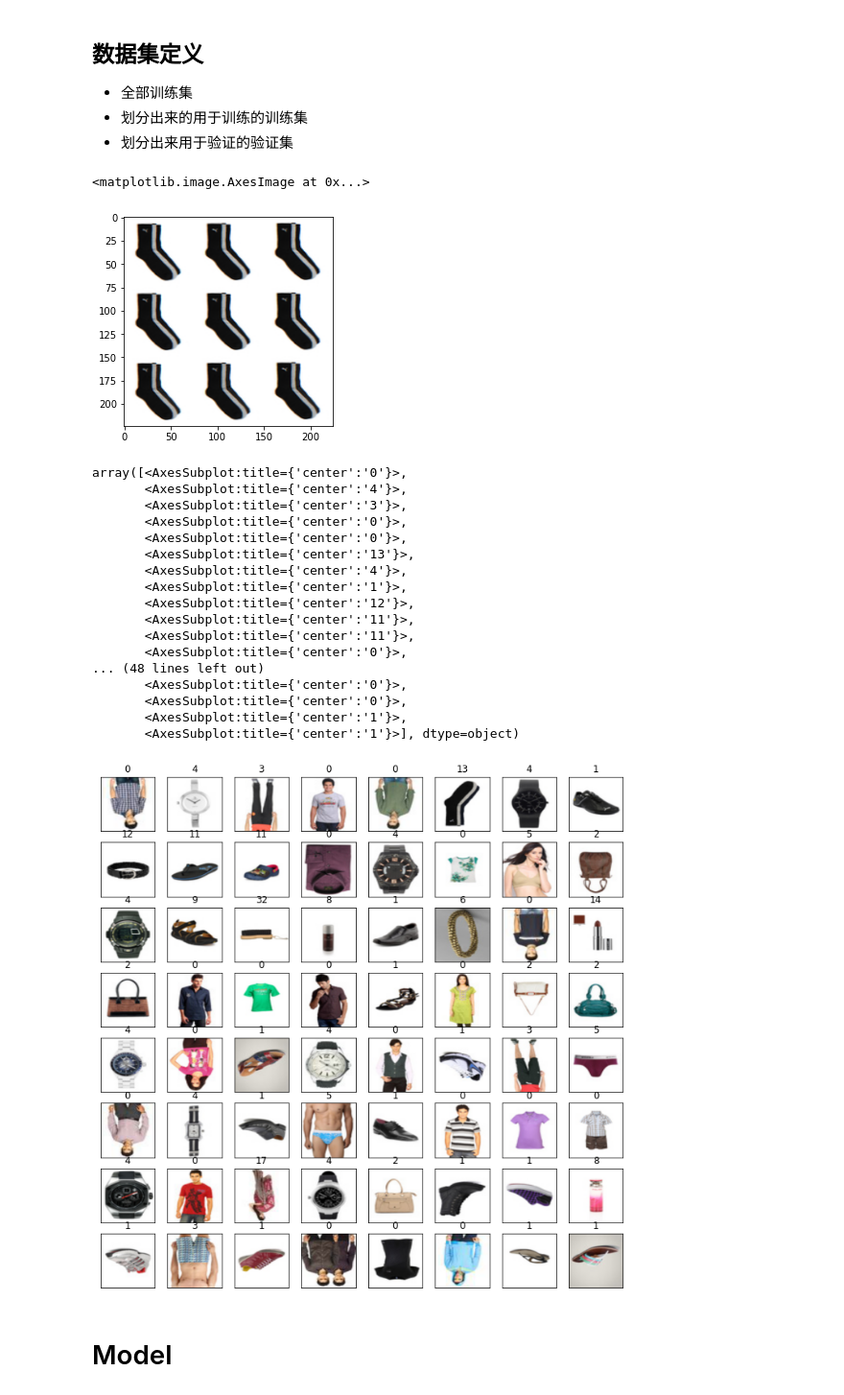
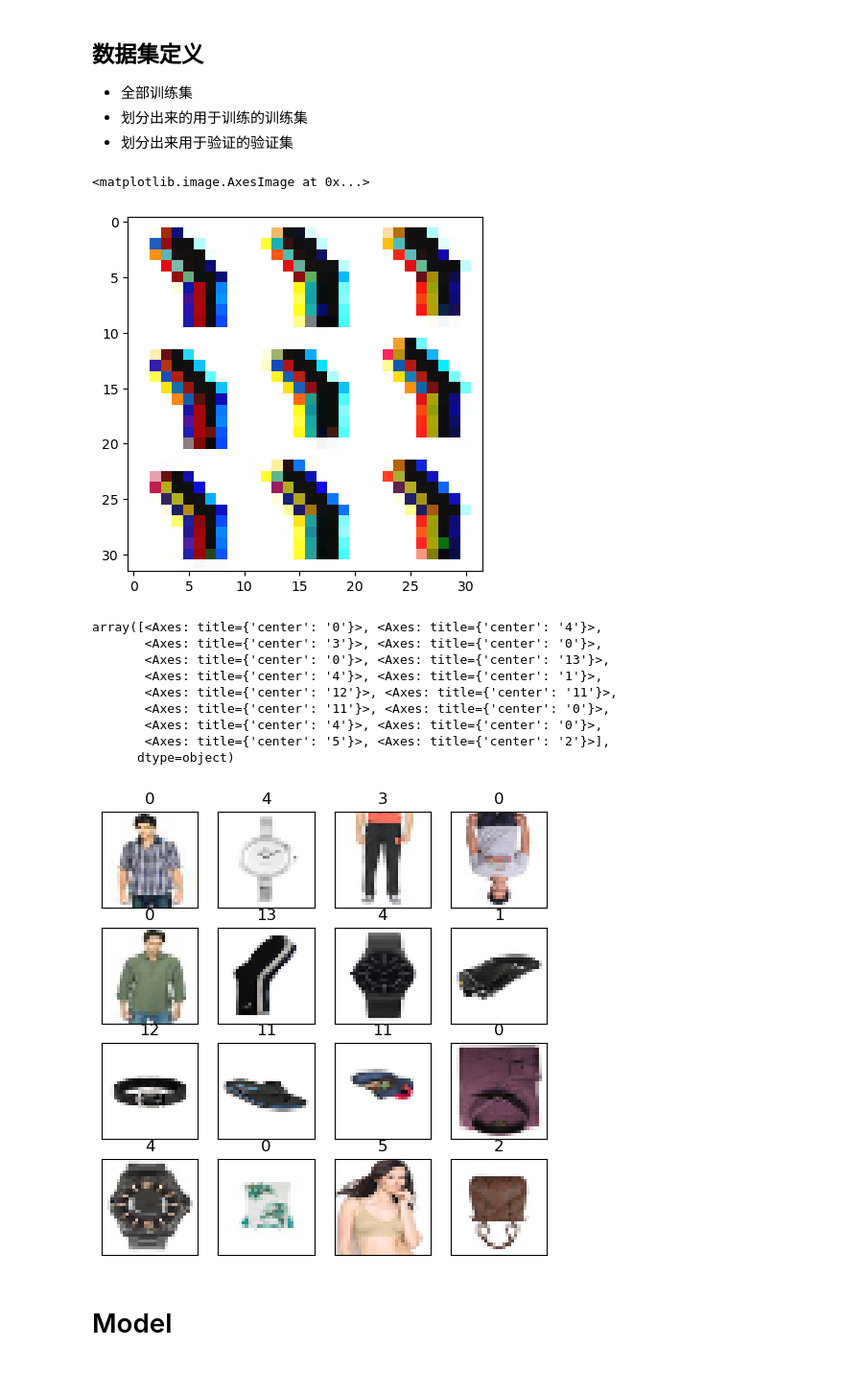
Before and after one commit to matatazzy/deeplearning, a Jupyter notebook: CNN_hw.ipynb, the cells around one changed output. Shown at 96% size. Saved outputs shown, nothing was run; the diff lists cells and outputs as text; code cells hidden in the pictures.

```diff
--- a/CNN_hw.ipynb
+++ b/CNN_hw.ipynb
@@ -38,16 +38,16 @@ import warnings
 warnings.filterwarnings('ignore')
 # %%
 CFG = EasyDict({
-    "model_name":"efficientnet_b5",
+    "model_name":"tf_efficientnet_b2",
     "num_class": 10,
     "image_size":(32,32),
     "pretrained":True,
     "epochs":5,
-    "batch_size":64,
+    "batch_size":16,
     "num_workers":0,
     "device":"cpu",
-    "size_h": 224,
-    "size_w": 224,
+    "size_h": 32,
+    "size_w": 32,
     "lr":3e-4,
     "weight_decay":1e-6,
 
@@ -159,52 +159,44 @@ valid_loader = DataLoader(valid_ds,batch_size=CFG.batch_size*2,pin_memory=True,d
 # %%
 # 查看transform后的图片
 image,label = train_ds[5]
-plt.imshow(image.reshape(224,224,3))
+plt.imshow(image.reshape(32,32,3))
 # %% [output]
 <matplotlib.image.AxesImage at 0x...>
-[figure, old version]
+[figure, new version]
 # %%
 def show_images(imgs,num_rows,num_cols,titles=None,scale=1.5):
     figsize = (num_cols*scale,num_rows*scale)
 
     # 创建一个包含 num_rows行，num_cols列 的子图， figsize是显示绘图窗口的大小
     _,axes = plt.subplots(num_rows,num_cols,figsize=figsize)  # axes 轴
     axes = axes.flatten()
 
     for i, (ax,img) in enumerate(zip(axes,imgs)): # ax-一张图的轴 img-一张图的数据值
         if torch.is_tensor(img):
             # 图片张量
             img = img.permute(1,2,0).numpy()*255
             ax.imshow(img.astype(np.uint8))
         else:
             # PIL图片--这个数据集
             ax.imshow(img) # 把img画在ax底图上
         ax.axes.get_xaxis().set_visible(False) # set_visible(False) 隐藏坐标轴
         ax.axes.get_yaxis().set_visible(False)
         ax.set_title(y[i].item()) # 迭代y 在一个batch_size中
     return axes
 
 X, y = next(iter(train_loader))  # X 为一个batch_size的图片的array， y为label
-show_images(X, 8, 8, y) # 显示一个batch_size,且返回值为axes的值，也就是下面这些图片
+show_images(X, 4, 4, y) # 显示一个batch_size,且返回值为axes的值，也就是下面这些图片
 # %% [output]
-array([<AxesSubplot:title={'center':'0'}>,
-       <AxesSubplot:title={'center':'4'}>,
-       <AxesSubplot:title={'center':'3'}>,
-       <AxesSubplot:title={'center':'0'}>,
-       <AxesSubplot:title={'center':'0'}>,
-       <AxesSubplot:title={'center':'13'}>,
-       <AxesSubplot:title={'center':'4'}>,
-       <AxesSubplot:title={'center':'1'}>,
-       <AxesSubplot:title={'center':'12'}>,
-       <AxesSubplot:title={'center':'11'}>,
-       <AxesSubplot:title={'center':'11'}>,
-       <AxesSubplot:title={'center':'0'}>,
-... (48 lines left out)
-       <AxesSubplot:title={'center':'0'}>,
-       <AxesSubplot:title={'center':'0'}>,
-       <AxesSubplot:title={'center':'1'}>,
-       <AxesSubplot:title={'center':'1'}>], dtype=object)
+array([<Axes: title={'center': '0'}>, <Axes: title={'center': '4'}>,
+       <Axes: title={'center': '3'}>, <Axes: title={'center': '0'}>,
+       <Axes: title={'center': '0'}>, <Axes: title={'center': '13'}>,
+       <Axes: title={'center': '4'}>, <Axes: title={'center': '1'}>,
+       <Axes: title={'center': '12'}>, <Axes: title={'center': '11'}>,
+       <Axes: title={'center': '11'}>, <Axes: title={'center': '0'}>,
+       <Axes: title={'center': '4'}>, <Axes: title={'center': '0'}>,
+       <Axes: title={'center': '5'}>, <Axes: title={'center': '2'}>],
+      dtype=object)
-[figure, old version]
+[figure, new version]
 # %% [markdown]
 # Model
 # %%
```
Also changed, not shown: parts of 14 cells of this notebook, 2 other files.
